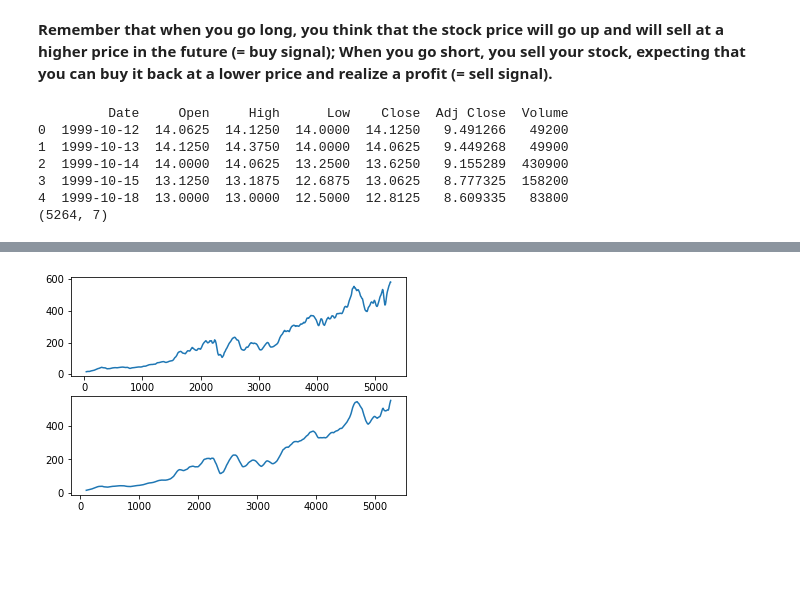
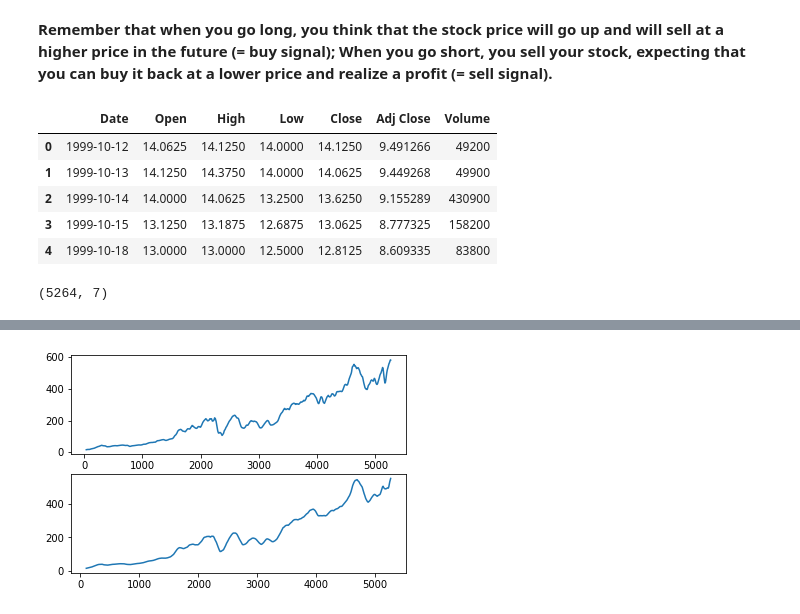
Before and after one commit to DataCrusade1999/Quantitative-Analytics, a Jupyter notebook: Quantitative_Analytics.ipynb, the cells around one changed output, grey strips where cells are left out. Saved outputs shown, nothing was run; the diff lists cells and outputs as text; code cells hidden in the pictures; blank space fills up the shorter version.

```diff
--- a/Quantitative_Analytics.ipynb
+++ b/Quantitative_Analytics.ipynb
@@ -430,13 +430,15 @@ plt.show()
 # %%
 url='https://raw.githubusercontent.com/DataCrusade1999/Python/master/Data/BLK.csv'
 BLK=pd.read_csv(url)
-print(BLK.head())
-print(BLK.shape)
+BLK.head()
 # %% [output]
-         Date     Open     High      Low    Close  Adj Close  Volume
-0  1999-10-12  14.0625  14.1250  14.0000  14.1250   9.491266   49200
-1  1999-10-13  14.1250  14.3750  14.0000  14.0625   9.449268   49900
-2  1999-10-14  14.0000  14.0625  13.2500  13.6250   9.155289  430900
-3  1999-10-15  13.1250  13.1875  12.6875  13.0625   8.777325  158200
-4  1999-10-18  13.0000  13.0000  12.5000  12.8125   8.609335   83800
-(5264, 7)
+|  | Date | Open | High | Low | Close | Adj Close | Volume |
+| 0 | 1999-10-12 | 14.0625 | 14.1250 | 14.0000 | 14.1250 | 9.491266 | 49200 |
+| 1 | 1999-10-13 | 14.1250 | 14.3750 | 14.0000 | 14.0625 | 9.449268 | 49900 |
+| 2 | 1999-10-14 | 14.0000 | 14.0625 | 13.2500 | 13.6250 | 9.155289 | 430900 |
+| 3 | 1999-10-15 | 13.1250 | 13.1875 | 12.6875 | 13.0625 | 8.777325 | 158200 |
+| 4 | 1999-10-18 | 13.0000 | 13.0000 | 12.5000 | 12.8125 | 8.609335 | 83800 |
+# %%
+BLK.shape
+# %% [output]
+(5264, 7)
```
Also changed, not shown: parts of 1 cell of this notebook.
